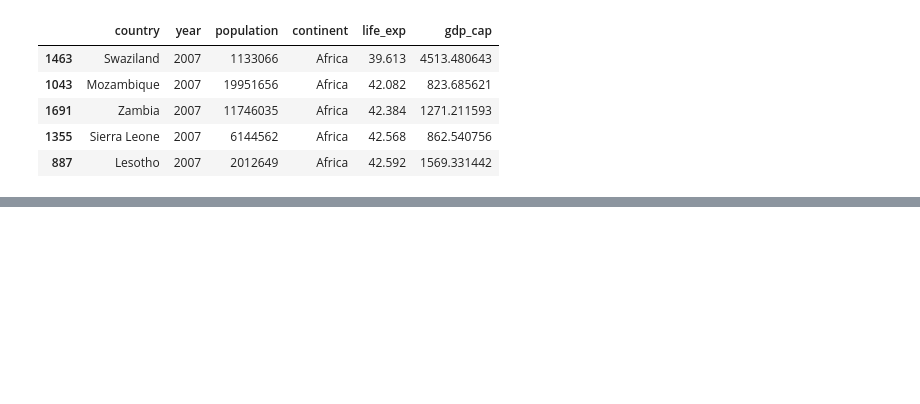
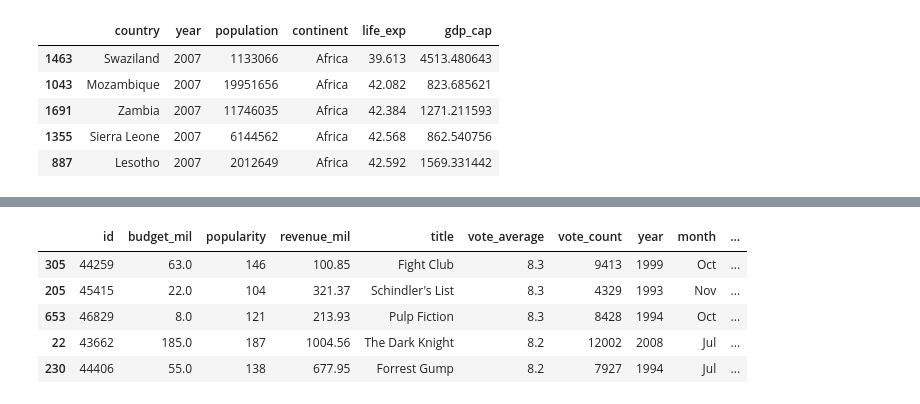
Before and after one commit to Abarajithan-Selvaraj/scaler-dsml-notes, a Jupyter notebook: 03 Python Libraries/pandas.ipynb, the cells around one changed output, grey strips where cells are left out. Saved outputs shown, nothing was run; the diff lists cells and outputs as text; code cells hidden in the pictures; blank space fills up the shorter version.

```diff
--- a/03 Python Libraries/pandas.ipynb
+++ b/03 Python Libraries/pandas.ipynb
@@ -431,0 +522,11 @@ df.sort_values(by=["year", "life_exp"], ascending=[False, True]).head()
+# %%
+# get the highly rated movies i.e., vote_average > 7
+df.loc[df["vote_average"] > 7].sort_values(by=["vote_average"], ascending=False).head() # <-- recommended
+# df[df["vote_average"] > 7].sort_values(by=["vote_average"], ascending=False).head()   # this works too
+# %% [output]
+|  | id | budget_mil | popularity | revenue_mil | title | vote_average | vote_count | year | month | ... |
+| 305 | 44259 | 63.0 | 146 | 100.85 | Fight Club | 8.3 | 9413 | 1999 | Oct | ... |
+| 205 | 45415 | 22.0 | 104 | 321.37 | Schindler's List | 8.3 | 4329 | 1993 | Nov | ... |
+| 653 | 46829 | 8.0 | 121 | 213.93 | Pulp Fiction | 8.3 | 8428 | 1994 | Oct | ... |
+| 22 | 43662 | 185.0 | 187 | 1004.56 | The Dark Knight | 8.2 | 12002 | 2008 | Jul | ... |
+| 230 | 44406 | 55.0 | 138 | 677.95 | Forrest Gump | 8.2 | 7927 | 1994 | Jul | ... |
```
Also changed, not shown: parts of 34 cells of this notebook, 3 other files.
